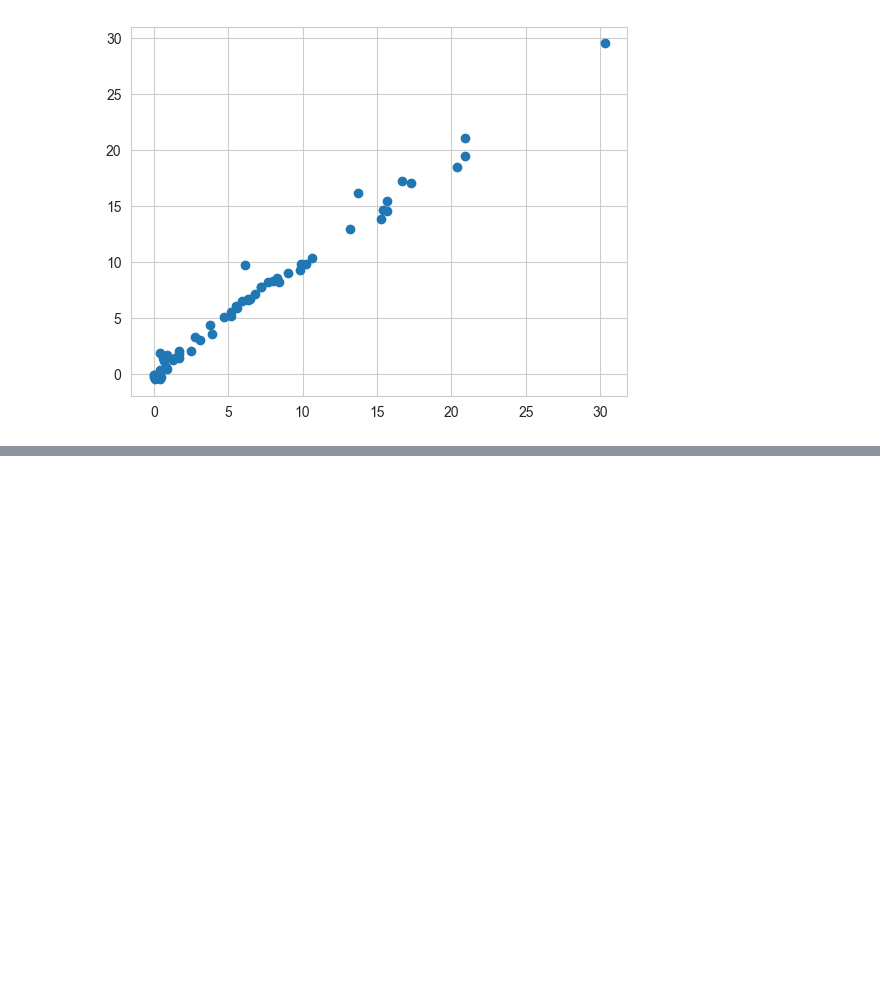
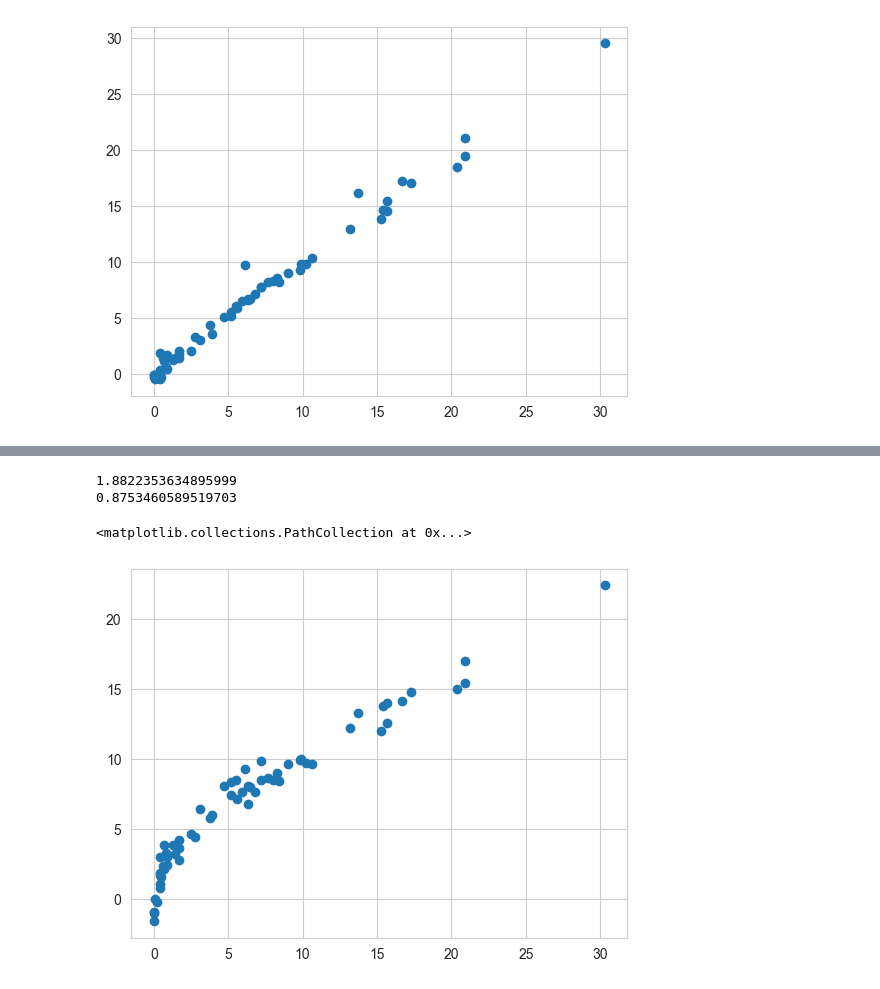
Before and after one commit to Sumit-Avasthi/Machine-Learning, a Jupyter notebook: Project_0.ipynb, the cells around one changed output, grey strips where cells are left out. Drawn from its saved outputs; the diff is of its cells as text; code cells hidden in the pictures; blank space fills up the shorter version.

Commit message:
Performing Elastic Regression

```diff
--- a/Project_0.ipynb
+++ b/Project_0.ipynb
@@ -572,0 +580,13 @@ print(r2_score(y_test,ridge.predict(X_test)))
+# %%
+from sklearn.linear_model import ElasticNet
+from sklearn.metrics import mean_absolute_error,r2_score
+elastic = ElasticNet()
+elastic.fit(X_train,y_train)
+print(mean_absolute_error(y_test,elastic.predict(X_test)))
+print(r2_score(y_test,elastic.predict(X_test)))
+plt.scatter(y_test,elastic.predict(X_test))
+# %% [output]
+1.8822353634895999
+0.8753460589519703
+<matplotlib.collections.PathCollection at 0x...>
+[figure, added]
```
Also changed, not shown: parts of 2 cells of this notebook.
